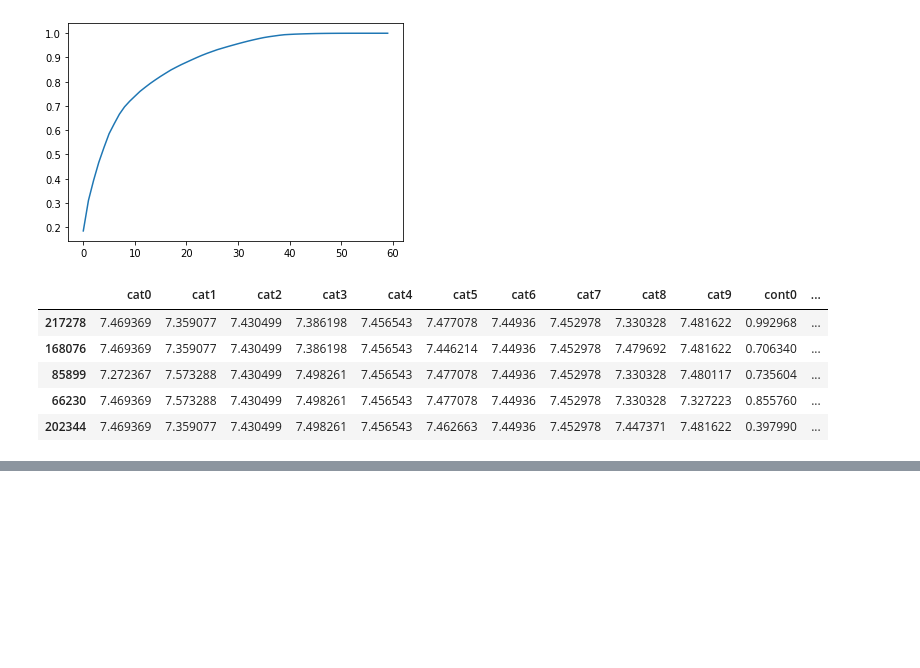
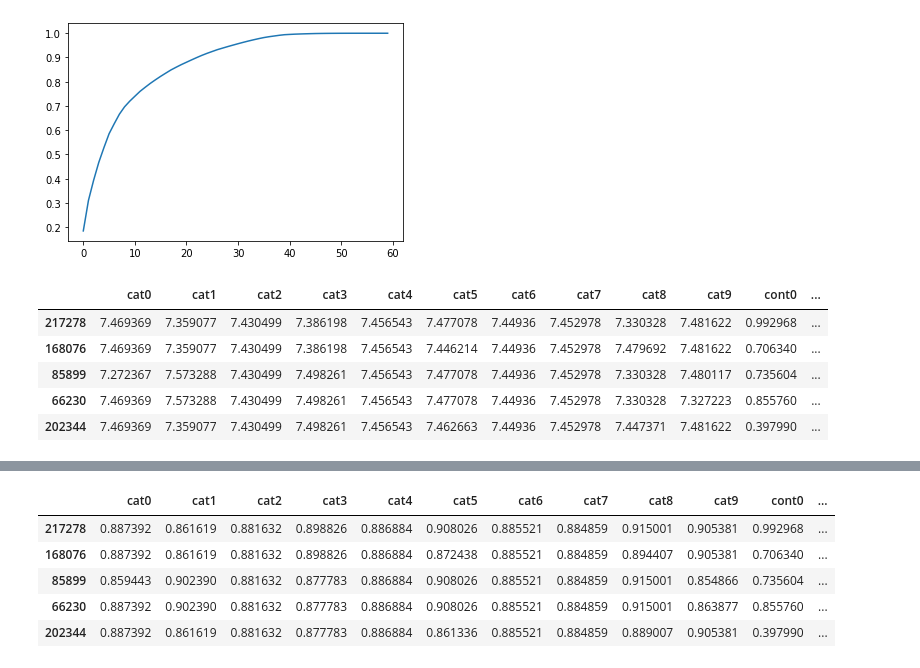
Before and after one commit to lucabasa/kaggle_competitions, a Jupyter notebook: tabular_playground/february/02_transformations.ipynb, the cells around one changed output, grey strips where cells are left out. Saved outputs shown, nothing was run; the diff lists cells and outputs as text; code cells hidden in the pictures; blank space fills up the shorter version.

```diff
--- a/tabular_playground/february/02_transformations.ipynb
+++ b/tabular_playground/february/02_transformations.ipynb
@@ -159,3 +173,16 @@ trs.fit_transform(tmp, train_set['target']).head()
+# %%
+tmp = train_set.copy().drop(['id', 'target'], axis=1)
+
+trs = TargetEncoder(to_encode=None, agg_func='std')
+
+trs.fit_transform(tmp, train_set['target']).head()
+# %% [output]
+|  | cat0 | cat1 | cat2 | cat3 | cat4 | cat5 | cat6 | cat7 | cat8 | cat9 | cont0 | ... |
+| 217278 | 0.887392 | 0.861619 | 0.881632 | 0.898826 | 0.886884 | 0.908026 | 0.885521 | 0.884859 | 0.915001 | 0.905381 | 0.992968 | ... |
+| 168076 | 0.887392 | 0.861619 | 0.881632 | 0.898826 | 0.886884 | 0.872438 | 0.885521 | 0.884859 | 0.894407 | 0.905381 | 0.706340 | ... |
+| 85899 | 0.859443 | 0.902390 | 0.881632 | 0.877783 | 0.886884 | 0.908026 | 0.885521 | 0.884859 | 0.915001 | 0.854866 | 0.735604 | ... |
+| 66230 | 0.887392 | 0.902390 | 0.881632 | 0.877783 | 0.886884 | 0.908026 | 0.885521 | 0.884859 | 0.915001 | 0.863877 | 0.855760 | ... |
+| 202344 | 0.887392 | 0.861619 | 0.881632 | 0.877783 | 0.886884 | 0.861336 | 0.885521 | 0.884859 | 0.889007 | 0.905381 | 0.397990 | ... |
 # %%
 class CatSimp(BaseTransformer):
     def __init__(self, cat7=True, cat6=True, cat8=True, cat4=True, cat9=True):
```
Also changed, not shown: parts of 2 cells of this notebook, 2 other files.
